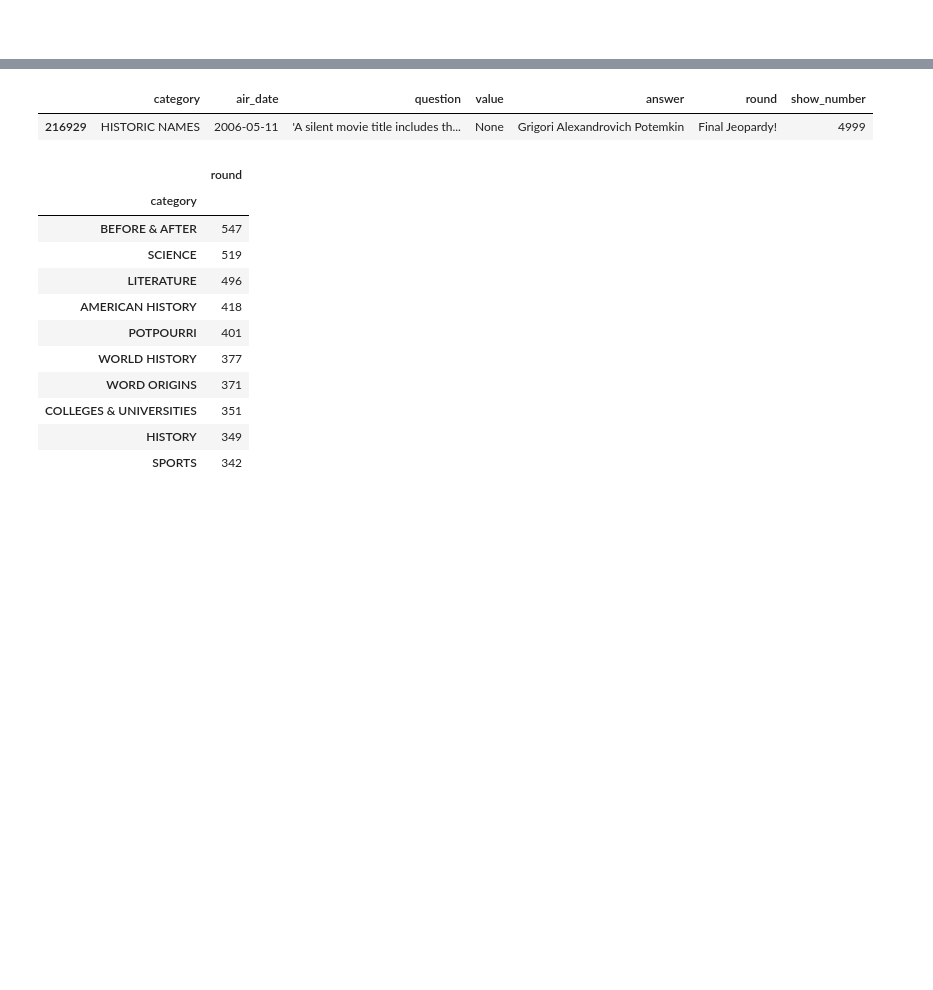
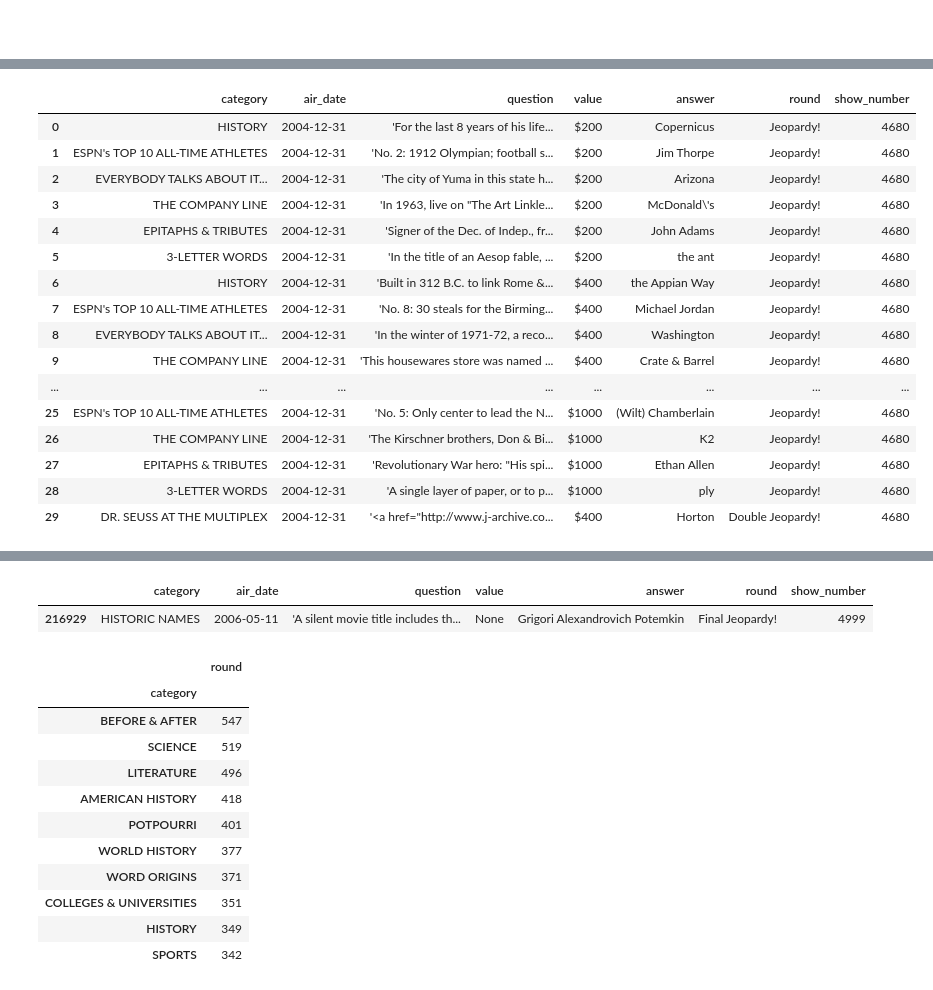
Before and after one commit to krisrjohnson/Jeopardy_topic_modeling, a Jupyter notebook: notebook.ipynb, the cells around one changed output, grey strips where cells are left out. Cells and saved outputs as stored; diff of their text form; code cells hidden in the pictures; blank space fills up the shorter version.

```diff
--- a/notebook.ipynb
+++ b/notebook.ipynb
@@ -29,3 +57,23 @@ df.head()
 # %%
 df['air_date']= pd.to_datetime(df['air_date'])
+# %%
+df.head(30)
+# %% [output]
+|  | category | air_date | question | value | answer | round | show_number |
+| 0 | HISTORY | 2004-12-31 | 'For the last 8 years of his life... | $200 | Copernicus | Jeopardy! | 4680 |
+| 1 | ESPN's TOP 10 ALL-TIME ATHLETES | 2004-12-31 | 'No. 2: 1912 Olympian; football s... | $200 | Jim Thorpe | Jeopardy! | 4680 |
+| 2 | EVERYBODY TALKS ABOUT IT... | 2004-12-31 | 'The city of Yuma in this state h... | $200 | Arizona | Jeopardy! | 4680 |
+| 3 | THE COMPANY LINE | 2004-12-31 | 'In 1963, live on "The Art Linkle... | $200 | McDonald\'s | Jeopardy! | 4680 |
+| 4 | EPITAPHS & TRIBUTES | 2004-12-31 | 'Signer of the Dec. of Indep., fr... | $200 | John Adams | Jeopardy! | 4680 |
+| 5 | 3-LETTER WORDS | 2004-12-31 | 'In the title of an Aesop fable, ... | $200 | the ant | Jeopardy! | 4680 |
+| 6 | HISTORY | 2004-12-31 | 'Built in 312 B.C. to link Rome &... | $400 | the Appian Way | Jeopardy! | 4680 |
+| 7 | ESPN's TOP 10 ALL-TIME ATHLETES | 2004-12-31 | 'No. 8: 30 steals for the Birming... | $400 | Michael Jordan | Jeopardy! | 4680 |
+| 8 | EVERYBODY TALKS ABOUT IT... | 2004-12-31 | 'In the winter of 1971-72, a reco... | $400 | Washington | Jeopardy! | 4680 |
+| 9 | THE COMPANY LINE | 2004-12-31 | 'This housewares store was named ... | $400 | Crate & Barrel | Jeopardy! | 4680 |
+| ... | ... | ... | ... | ... | ... | ... | ... |
+| 25 | ESPN's TOP 10 ALL-TIME ATHLETES | 2004-12-31 | 'No. 5: Only center to lead the N... | $1000 | (Wilt) Chamberlain | Jeopardy! | 4680 |
+| 26 | THE COMPANY LINE | 2004-12-31 | 'The Kirschner brothers, Don & Bi... | $1000 | K2 | Jeopardy! | 4680 |
+| 27 | EPITAPHS & TRIBUTES | 2004-12-31 | 'Revolutionary War hero: "His spi... | $1000 | Ethan Allen | Jeopardy! | 4680 |
+| 28 | 3-LETTER WORDS | 2004-12-31 | 'A single layer of paper, or to p... | $1000 | ply | Jeopardy! | 4680 |
+| 29 | DR. SEUSS AT THE MULTIPLEX | 2004-12-31 | '<a href="http://www.j-archive.co... | $400 | Horton | Double Jeopardy! | 4680 |
 # %%
```
Also changed, not shown: parts of 19 cells of this notebook, 1 other file.
